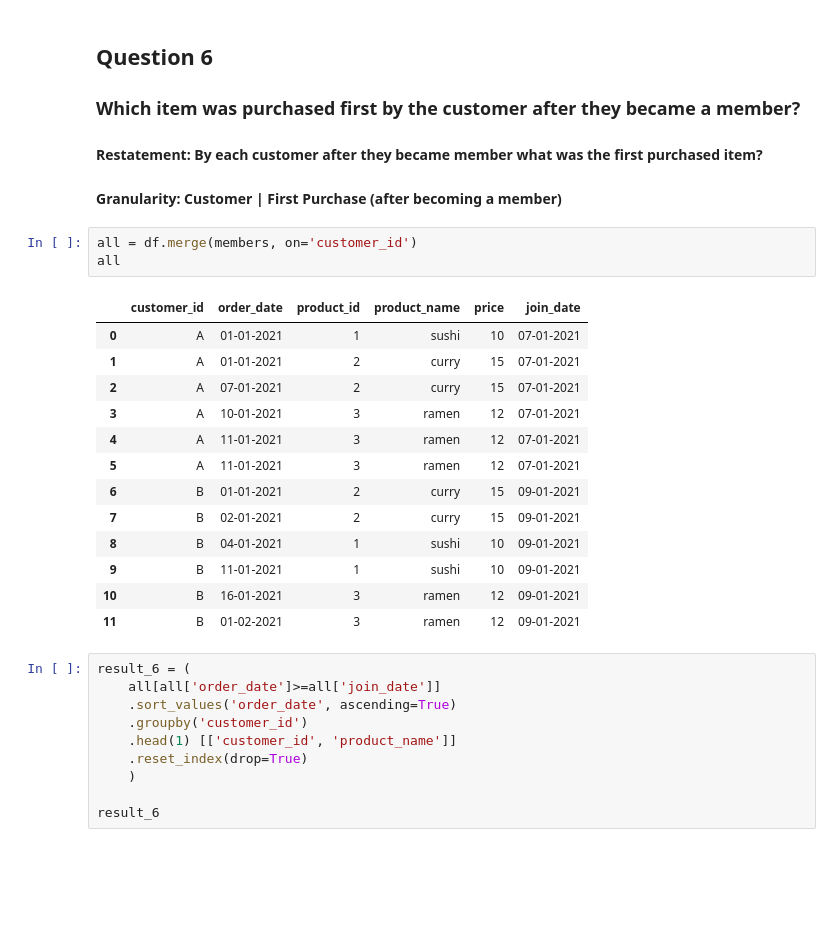
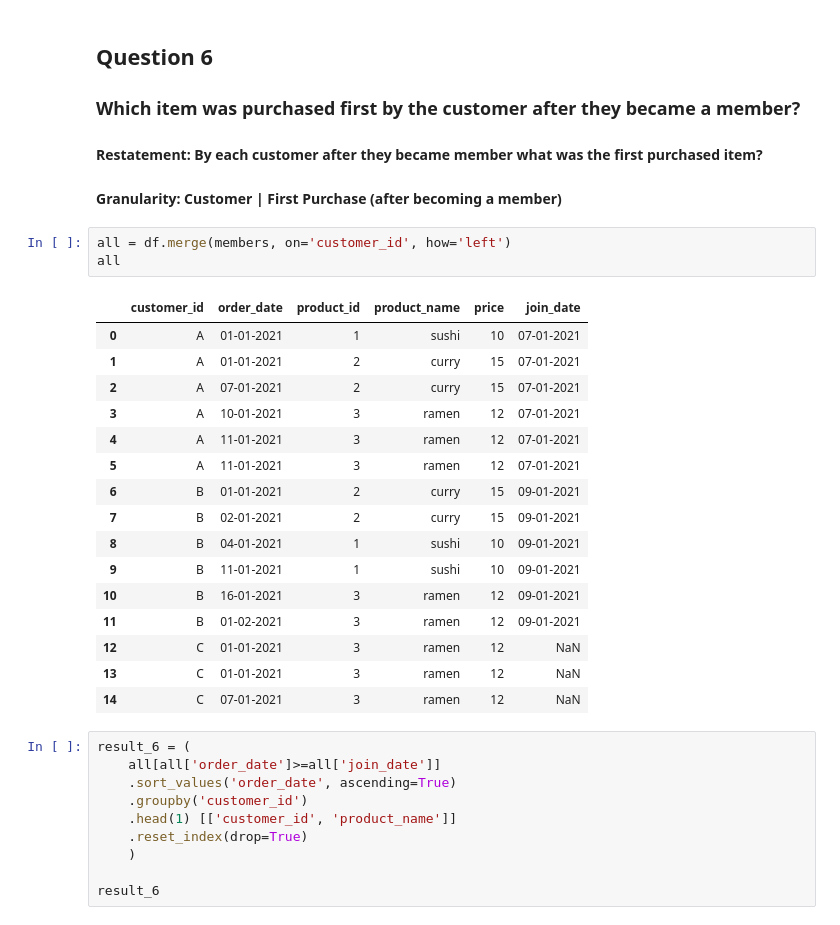
Before and after one commit to SmitaSoniS/8weeksqlchallenge, a Jupyter notebook: 01_dannys_diner/solution/solution.ipynb, the cells around one changed output. Drawn from its saved outputs; the diff is of its cells as text; blank space fills up the shorter version.

```diff
--- a/01_dannys_diner/solution/solution.ipynb
+++ b/01_dannys_diner/solution/solution.ipynb
@@ -138,22 +138,25 @@ result_5
 #### Restatement: By each customer after they  became member what was the first purchased item?
 #### Granularity: Customer | First Purchase (after becoming a member)
 # %%
-all = df.merge(members, on='customer_id')
+all = df.merge(members, on='customer_id', how='left')
 all
 # %% [output]
 |  | customer_id | order_date | product_id | product_name | price | join_date |
 | 0 | A | 01-01-2021 | 1 | sushi | 10 | 07-01-2021 |
 | 1 | A | 01-01-2021 | 2 | curry | 15 | 07-01-2021 |
 | 2 | A | 07-01-2021 | 2 | curry | 15 | 07-01-2021 |
 | 3 | A | 10-01-2021 | 3 | ramen | 12 | 07-01-2021 |
 | 4 | A | 11-01-2021 | 3 | ramen | 12 | 07-01-2021 |
 | 5 | A | 11-01-2021 | 3 | ramen | 12 | 07-01-2021 |
 | 6 | B | 01-01-2021 | 2 | curry | 15 | 09-01-2021 |
 | 7 | B | 02-01-2021 | 2 | curry | 15 | 09-01-2021 |
 | 8 | B | 04-01-2021 | 1 | sushi | 10 | 09-01-2021 |
 | 9 | B | 11-01-2021 | 1 | sushi | 10 | 09-01-2021 |
 | 10 | B | 16-01-2021 | 3 | ramen | 12 | 09-01-2021 |
 | 11 | B | 01-02-2021 | 3 | ramen | 12 | 09-01-2021 |
+| 12 | C | 01-01-2021 | 3 | ramen | 12 | NaN |
+| 13 | C | 01-01-2021 | 3 | ramen | 12 | NaN |
+| 14 | C | 07-01-2021 | 3 | ramen | 12 | NaN |
 # %%
 result_6 = (
     all[all['order_date']>=all['join_date']]
```
Also changed, not shown: parts of 5 cells of this notebook, 3 other files.
